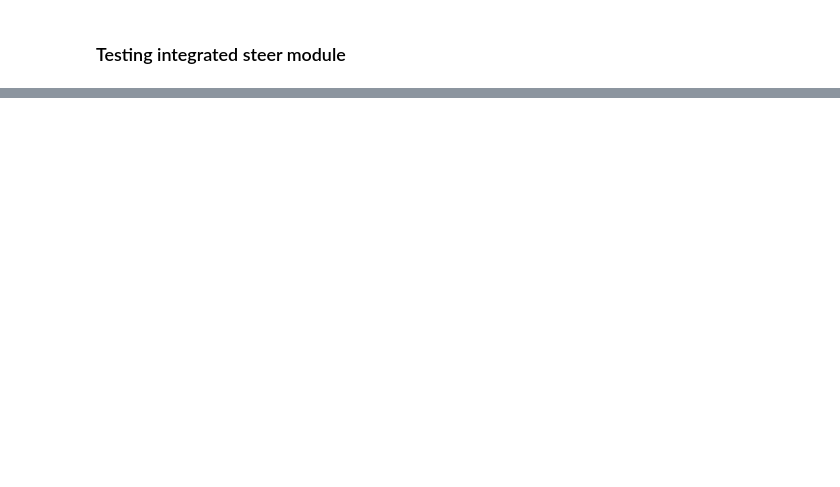
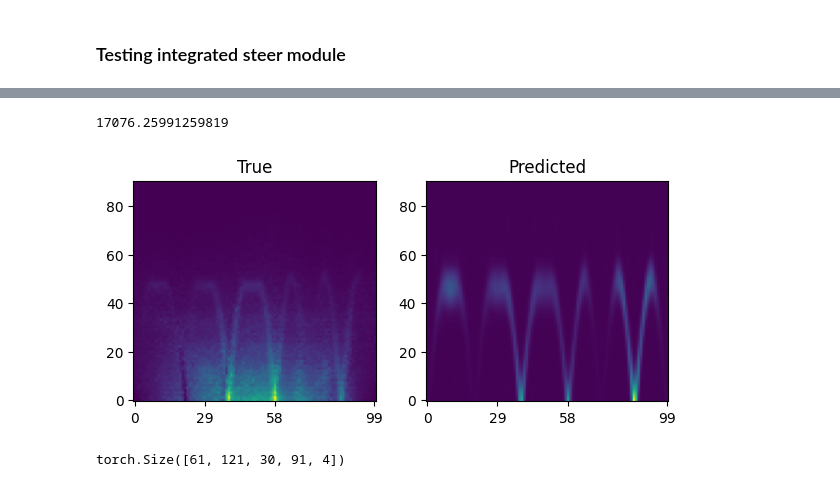
Before and after one commit to zhantaochen/inxs-steering, a Jupyter notebook: steer_loop_real_exp.ipynb, the cells around one changed output, grey strips where cells are left out. Drawn from its saved outputs; the diff is of its cells as text; code cells hidden in the pictures; blank space fills up the shorter version.

```diff
--- a/steer_loop_real_exp.ipynb
+++ b/steer_loop_real_exp.ipynb
@@ -15,4 +15,7 @@ import matplotlib.pyplot as plt
 
 from tqdm import tqdm
 
-device = torch.device("cuda:0" if torch.cuda.is_available() else "cpu")
+# device = torch.device("cuda:0" if torch.cuda.is_available() else "cpu")
+device = 'cpu'
+
+torch.set_default_dtype(torch.float32)
@@ -633,0 +249,41 @@ fig.tight_layout()
+# %%
+from inxss import linspace_2D_equidistant
+
+# kpts, kpts_idx = linspace_2D_equidistant([[0,0],[0.5,0],[0.5,0.5],[0,0]], 100, return_indices=True)
+# kpts = torch.from_numpy(kpts)
+
+kpts, kpts_idx = linspace_2D_equidistant([[0,0],[1.5,0],[1.5,1.5],[0,0]], 100, return_indices=True)
+kpts = torch.from_numpy(kpts)
+
+# kpts = torch.from_numpy(linspace_2D_equidistant([[0,0],[0.5,0],[0.15,0.3],[0.5,0.5],[0,0]], 100))
+# wpts = data['grid']['w_grid']
+
+x = torch.zeros(wpts.shape[0], kpts.shape[0], 5)
+x[...,:3] = torch.cat([
+    kpts.unsqueeze(0).expand(wpts.shape[0], -1, -1),
+    wpts.view(wpts.shape[0], -1).unsqueeze(1).expand(-1, kpts.shape[0], -1)
+   ], dim=-1)
+x[...,3:] = torch.tensor([29.0, 1.68])
+S_pred = model(x.to(model.device)).reshape(wpts.shape[0], kpts.shape[0]).detach().cpu().numpy()
+S_true = neutron_exp.get_measurements_on_coords(x[..., :3])
+
+# S_true = calc_Sqw_from_Syy_Szz(_x, experiment.Syy_func, experiment.Szz_func)
+print(S_true.mean() / S_pred.mean())
+# %% [output]
+17076.25991259819
+# %%
+fig, ax = plt.subplots(1, 2, figsize=(6, 5))
+ax[0].imshow(S_true, origin='lower')
+ax[0].set_title('True')
+ax[1].imshow(S_pred, origin='lower')
+ax[1].set_title('Predicted')
+ax[0].set_xticks(kpts_idx)
+ax[1].set_xticks(kpts_idx)
+# fig.suptitle(rf'$J={param_test[0]:.2f}, \ J_{{p}}={param_test[1]:.2f}$')
+fig.tight_layout()
+# %% [output]
+[figure, added]
+# %%
+steer.psi_mask.hklw_grid.shape
+# %% [output]
+torch.Size([61, 121, 30, 91, 4])
```
Also changed, not shown: parts of 87 cells of this notebook, 10 other files.
